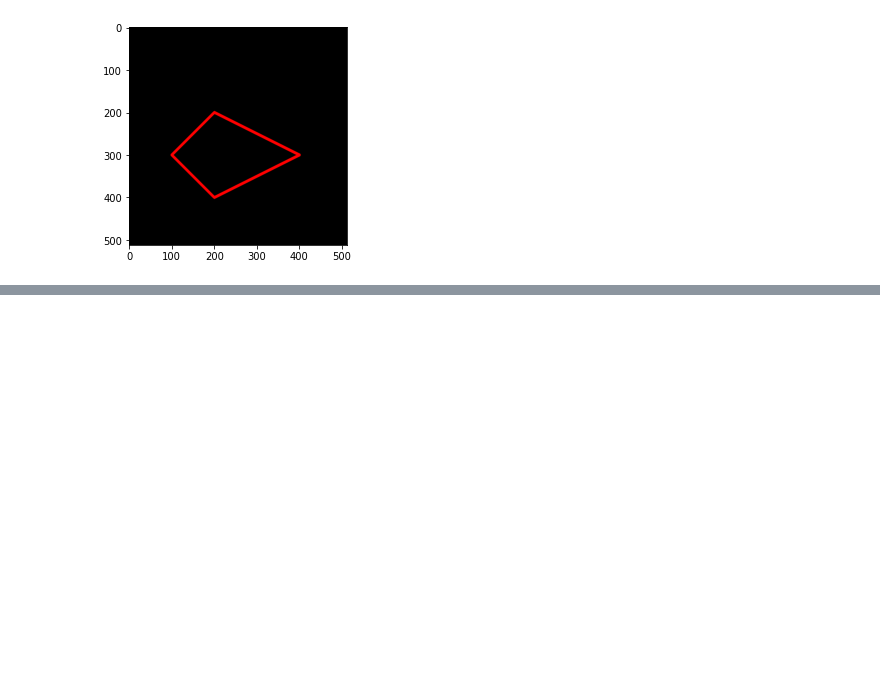
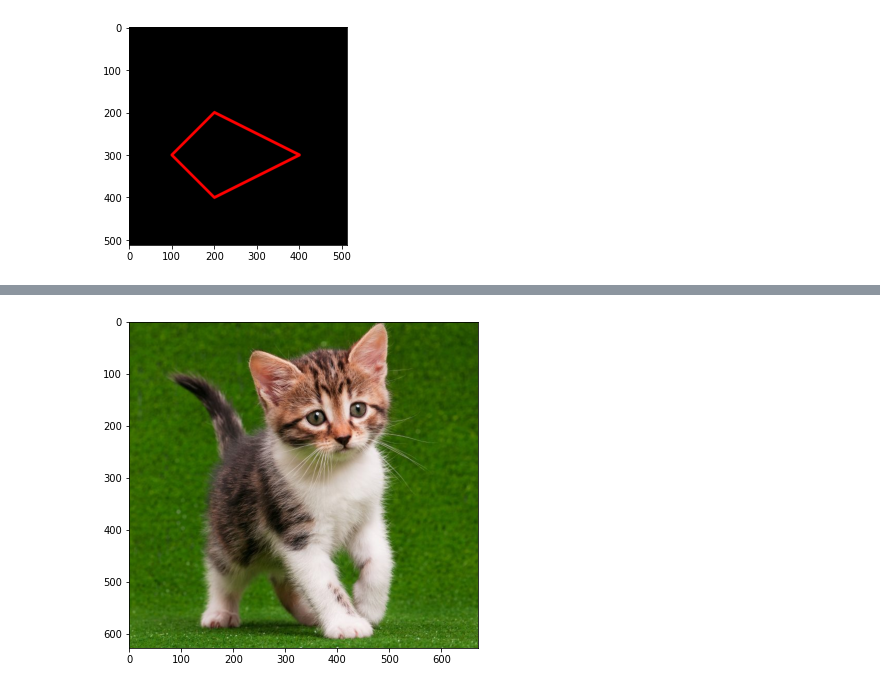
Before and after one commit to raihanhd12/PCVK_Genap_2023, a Jupyter notebook: Minggu 2/Week2.ipynb, the cells around one changed output, grey strips where cells are left out. Saved outputs shown, nothing was run; the diff lists cells and outputs as text; code cells hidden in the pictures; blank space fills up the shorter version.

```diff
--- a/Minggu 2/Week2.ipynb
+++ b/Minggu 2/Week2.ipynb
@@ -141,0 +175,13 @@ plt.imshow(black_img2)
+# %%
+# Inisiasi Variabel gambar
+imgt1 = img
+
+# Konversi channel BGR -> RGB
+img_rgb = cv.cvtColor(imgt1, cv.COLOR_BGR2RGB)
+
+# Menampilkan gambar dengan ukuran 12x6 inchi
+plt.figure(figsize=(12, 6))
+plt.imshow(img_rgb)
+plt.show()
+# %% [output]
+[figure, added]
```
Also changed, not shown: parts of 24 cells of this notebook.
